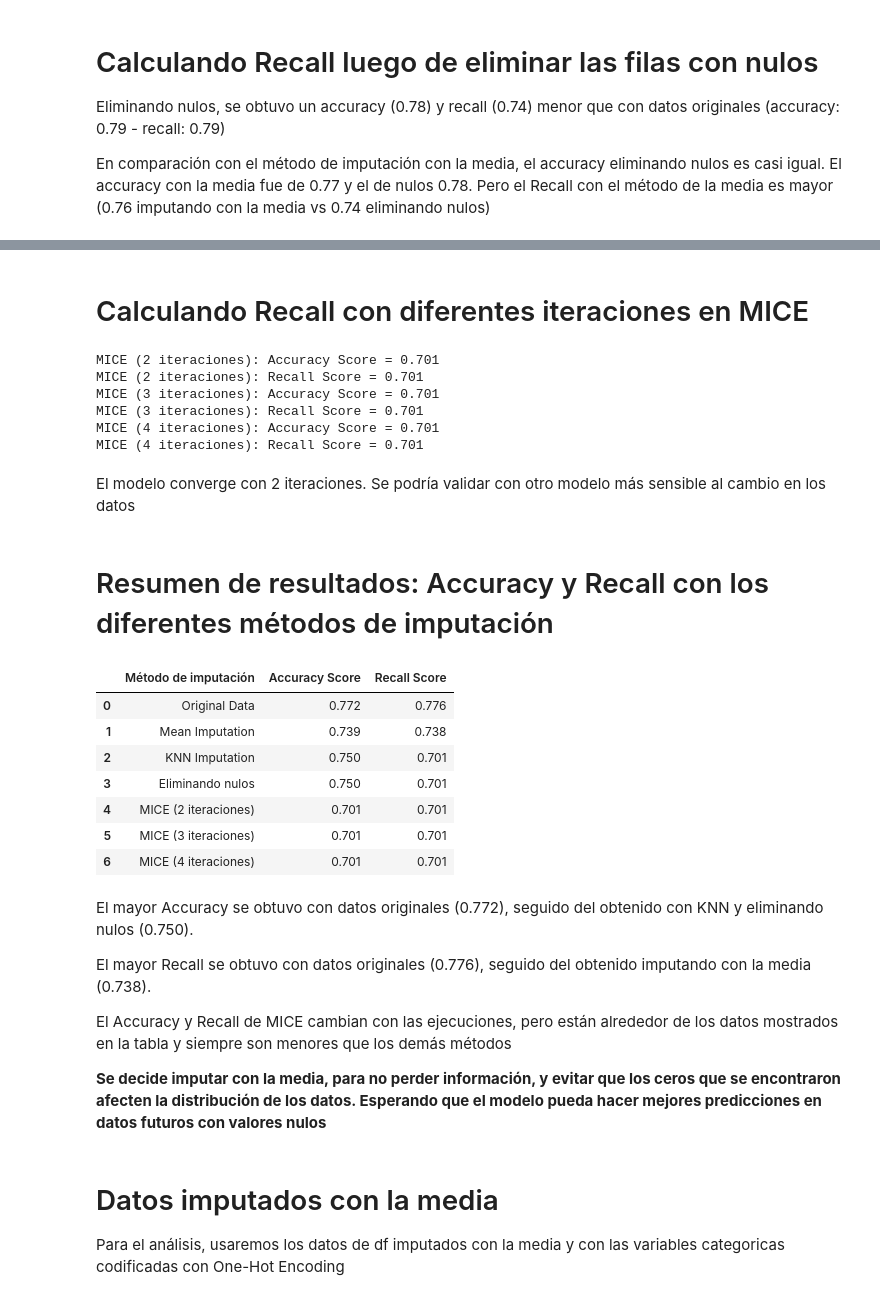
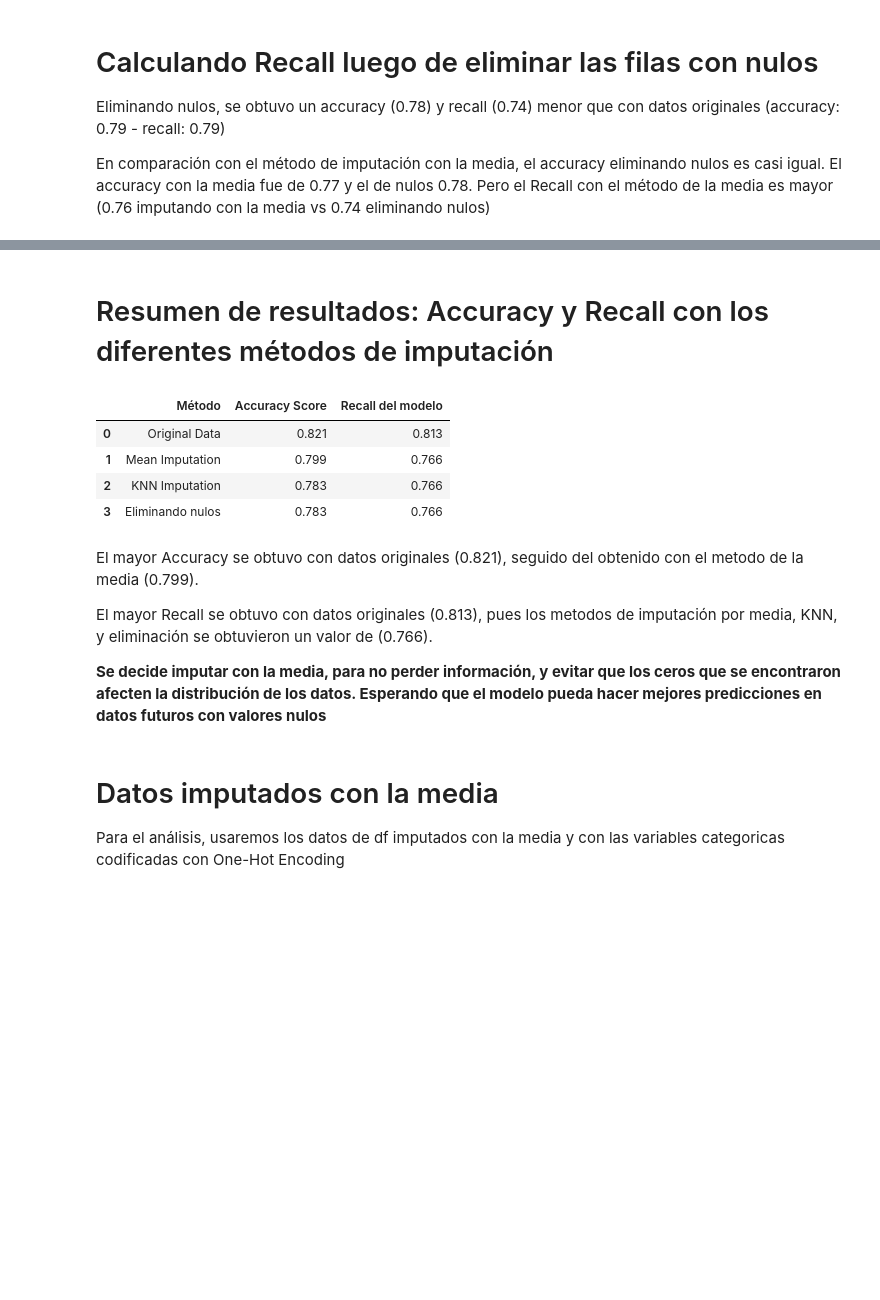
Before and after one commit to DiegoAlv9423/Taller_3_EDA, a Jupyter notebook: Taller_3_Análisis_bivariado.ipynb, the cells around one changed output, grey strips where cells are left out. Drawn from its saved outputs; the diff is of its cells as text; code cells hidden in the pictures; blank space fills up the shorter version.

```diff
--- a/Taller_3_Análisis_bivariado.ipynb
+++ b/Taller_3_Análisis_bivariado.ipynb
@@ -286,70 +283,24 @@ Recall eliminando nulos: 0.701
-# %% [markdown]
-# Calculando Recall con diferentes iteraciones en MICE
-# %%
-# prompt: Imputar df con mice, conn cuatro números diferentes de iteraciones. Calcular recall y accuracy para un modelo DecisionTreeClassifier
-
-
-# Lista para almacenar los resultados
-results_mice = []
-
-# Iterar con diferentes números de iteraciones para MICE
-for n_iter in [2,3,4]:
-    # Crear el pipeline con MICE
-    pipeline_mice = Pipeline([
-        ('imputer', IterativeImputer(max_iter=n_iter, random_state=0)),
-        ('model', DecisionTreeClassifier(random_state=42))
-    ])
-
-    # Ajustar el modelo con el pipeline de MICE
-    pipeline_mice.fit(X_train, y_train)
-    y_pred_mice = pipeline_mice.predict(X_test)
-    score_mice = metrics.accuracy_score(y_test, y_pred_mice)
-    recall_mice = recall_score(y_test, y_pred_mice)
-
-    # Guardar los resultados
-    results_mice.append({
-        'n_iter': n_iter,
-        'Accuracy': score_mice,
-        'Recall': recall_mice
-    })
-
-    print(f'MICE ({n_iter} iteraciones): Accuracy Score = {score_mice:.3f}')
-    print(f'MICE ({n_iter} iteraciones): Recall Score = {recall_mice:.3f}')
-# %% [output]
-MICE (2 iteraciones): Accuracy Score = 0.701
-MICE (2 iteraciones): Recall Score = 0.701
-MICE (3 iteraciones): Accuracy Score = 0.701
-MICE (3 iteraciones): Recall Score = 0.701
-MICE (4 iteraciones): Accuracy Score = 0.701
-MICE (4 iteraciones): Recall Score = 0.701
-# %% [markdown]
-El modelo converge con 2 iteraciones. Se podría validar con otro modelo más sensible al cambio en los datos
 # %% [markdown]
 # Resumen de resultados: Accuracy y Recall con los diferentes métodos de imputación
 # %%
 data = {
-    'Método de imputación': ['Original Data', 'Mean Imputation', 'KNN Imputation', 'Eliminando nulos', 'MICE (2 iteraciones)', 'MICE (3 iteraciones)', 'MICE (4 iteraciones)'],
-    'Accuracy Score': [0.772, 0.739, 0.750, 0.750, 0.701, 0.701, 0.701],
-    'Recall Score': [0.776, 0.738, 0.701, 0.701, 0.701, 0.701, 0.701]
+    'Método': ['Original Data', 'Mean Imputation', 'KNN Imputation', 'Eliminando nulos'],
+    'Accuracy Score': [0.821, 0.799, 0.783, 0.783],
+    'Recall del modelo': [0.813, 0.766, 0.766, 0.766]
 }
 
-df_results = pd.DataFrame(data)
-df_results
+df = pd.DataFrame(data)
+df
 # %% [output]
-|  | Método de imputación | Accuracy Score | Recall Score |
-| 0 | Original Data | 0.772 | 0.776 |
-| 1 | Mean Imputation | 0.739 | 0.738 |
-| 2 | KNN Imputation | 0.750 | 0.701 |
-| 3 | Eliminando nulos | 0.750 | 0.701 |
-| 4 | MICE (2 iteraciones) | 0.701 | 0.701 |
-| 5 | MICE (3 iteraciones) | 0.701 | 0.701 |
-| 6 | MICE (4 iteraciones) | 0.701 | 0.701 |
+|  | Método | Accuracy Score | Recall del modelo |
+| 0 | Original Data | 0.821 | 0.813 |
+| 1 | Mean Imputation | 0.799 | 0.766 |
+| 2 | KNN Imputation | 0.783 | 0.766 |
+| 3 | Eliminando nulos | 0.783 | 0.766 |
 # %% [markdown]
-El mayor Accuracy se obtuvo con datos originales (0.772), seguido del obtenido con KNN y eliminando nulos (0.750).
+El mayor Accuracy se obtuvo con datos originales (0.821), seguido del obtenido con el metodo de la media (0.799).
 
-El mayor Recall se obtuvo con datos originales (0.776), seguido del obtenido imputando con la media (0.738).
-
-El Accuracy y Recall de MICE cambian  con las ejecuciones, pero están alrededor de los datos mostrados en la tabla y siempre son menores que los demás métodos
+El mayor Recall se obtuvo con datos originales (0.813), pues los metodos de imputación por media, KNN, y eliminación se obtuvieron un valor de (0.766).
 
 **Se decide imputar con la media, para no perder información, y evitar que los ceros que se encontraron afecten la distribución de los datos. Esperando que el modelo pueda hacer mejores predicciones en datos futuros con valores nulos**
 # %% [markdown]
```
Also changed, not shown: parts of 29 cells of this notebook.
